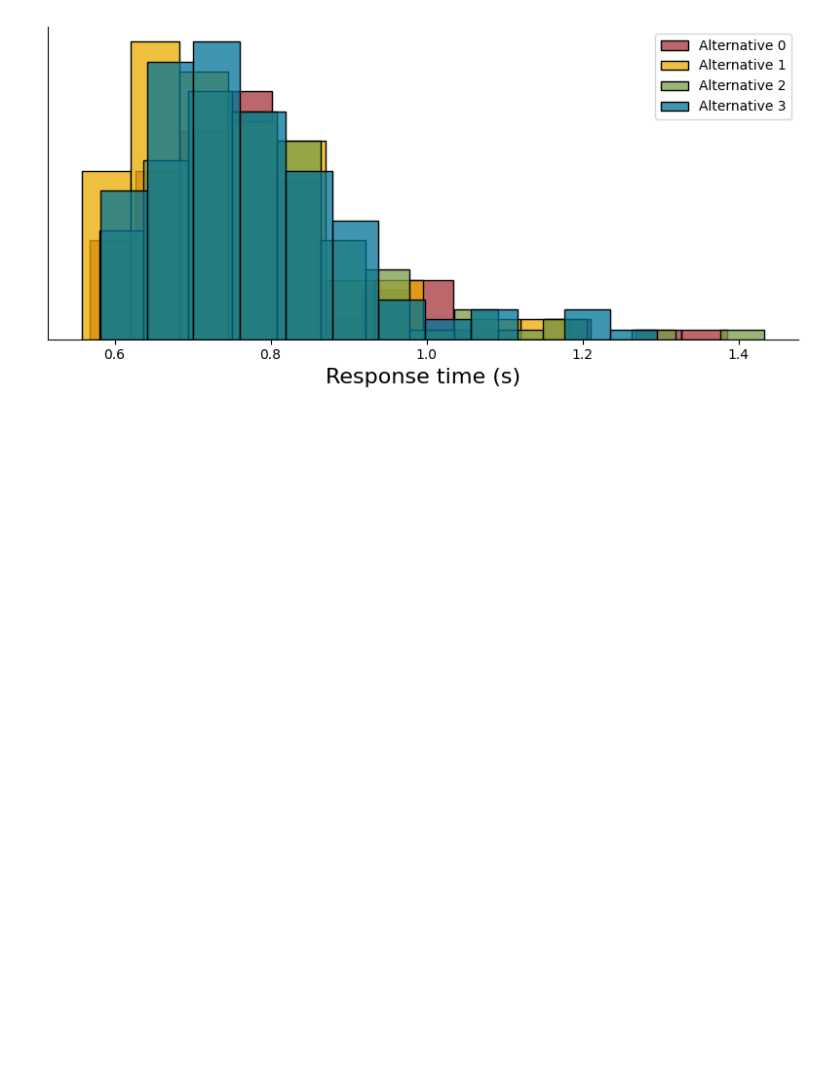
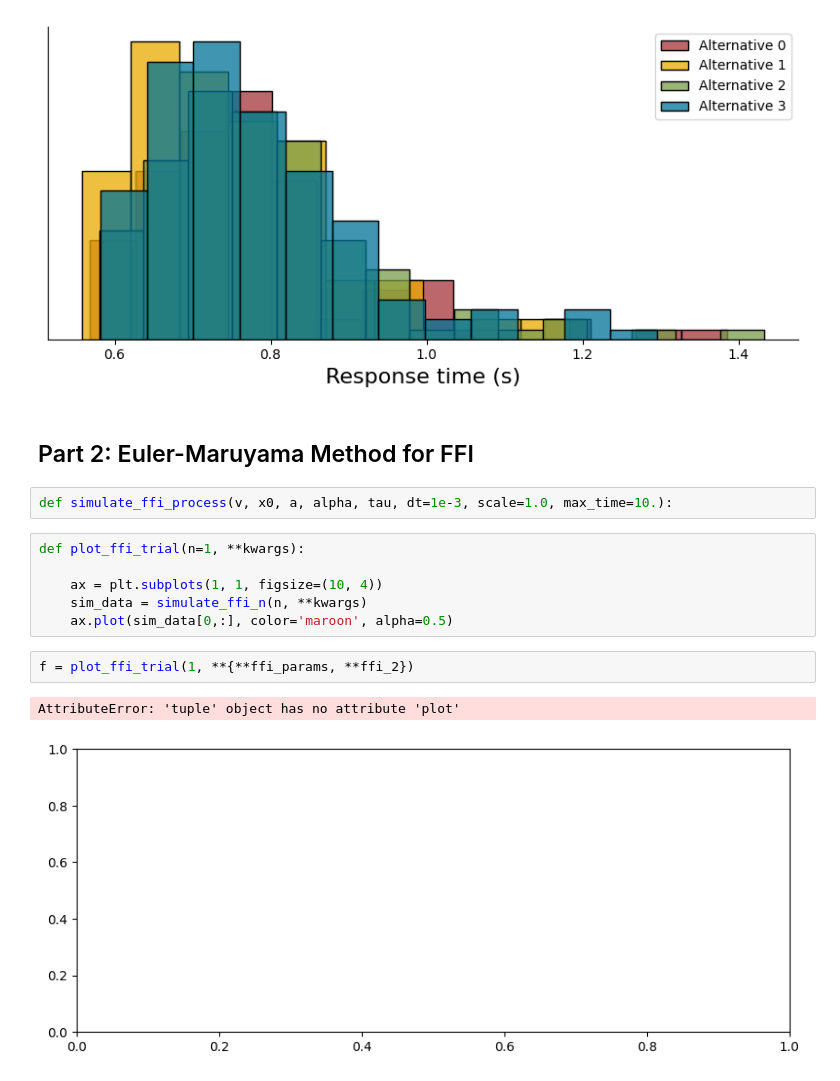
Before and after one commit to jerrymhuang/DreamDrone, a Jupyter notebook: CM02/FFI_Model.ipynb, the cells around one changed output. Saved outputs shown, nothing was run; the diff lists cells and outputs as text; blank space fills up the shorter version.

```diff
--- a/CM02/FFI_Model.ipynb
+++ b/CM02/FFI_Model.ipynb
@@ -145,3 +145,18 @@ plot_ffi_simulation(sim_3, ffi_3)
 plot_ffi_simulation(sim_4, ffi_4)
 # %% [output]
 [figure]
+# %% [markdown]
+## Part 2: Euler-Maruyama Method for FFI
+# %%
+def simulate_ffi_process(v, x0, a, alpha, tau, dt=1e-3, scale=1.0, max_time=10.):
+# %%
+def plot_ffi_trial(n=1, **kwargs):
+
+    ax = plt.subplots(1, 1, figsize=(10, 4))
+    sim_data = simulate_ffi_n(n, **kwargs)
+    ax.plot(sim_data[0,:], color='maroon', alpha=0.5)
+# %%
+f = plot_ffi_trial(1, **{**ffi_params, **ffi_2})
+# %% [output]
+AttributeError: 'tuple' object has no attribute 'plot'
+[figure, added]
```
Also changed, not shown: 2 other files.
